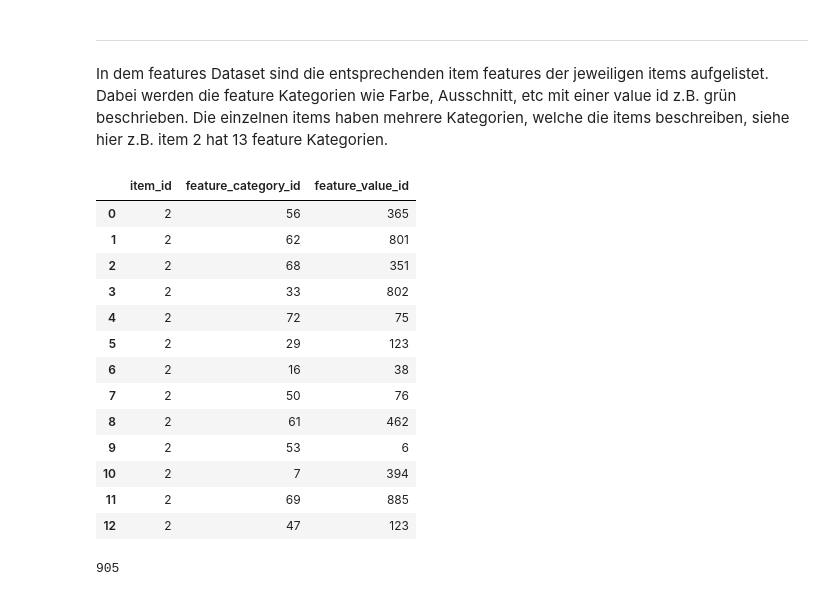
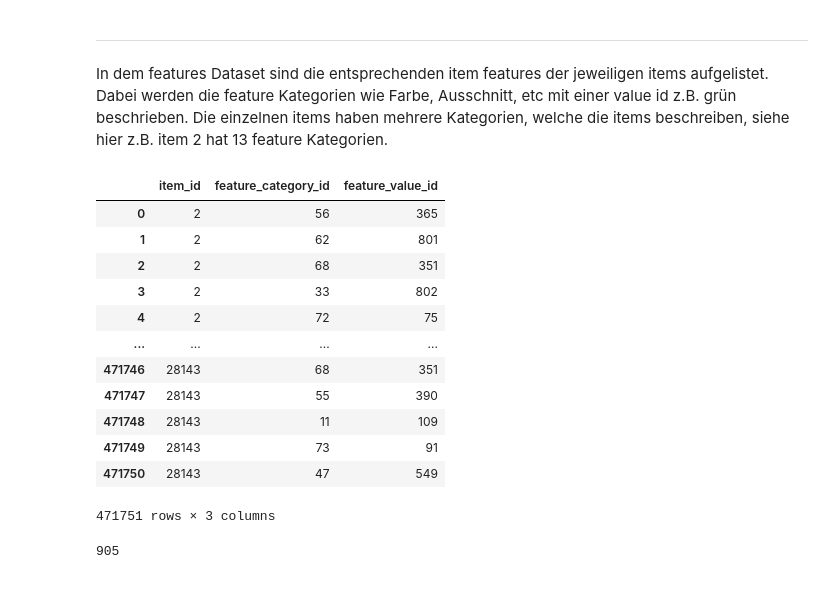
Before and after one commit to Ananassio/Data-Science_lab, a Jupyter notebook: Project/Data.ipynb, the cells around one changed output. Saved outputs shown, nothing was run; the diff lists cells and outputs as text; code cells hidden in the pictures.

```diff
--- a/Project/Data.ipynb
+++ b/Project/Data.ipynb
@@ -86,22 +86,21 @@ items.describe()
 
 In dem features Dataset sind die entsprechenden item features der jeweiligen items aufgelistet. Dabei werden die feature Kategorien wie Farbe, Ausschnitt, etc mit einer value id z.B. grün beschrieben. Die einzelnen items haben mehrere Kategorien, welche die items beschreiben, siehe hier z.B. item 2 hat 13 feature Kategorien.
 # %%
-features.head(13)
+features
 # %% [output]
 |  | item_id | feature_category_id | feature_value_id |
 | 0 | 2 | 56 | 365 |
 | 1 | 2 | 62 | 801 |
 | 2 | 2 | 68 | 351 |
 | 3 | 2 | 33 | 802 |
 | 4 | 2 | 72 | 75 |
-| 5 | 2 | 29 | 123 |
-| 6 | 2 | 16 | 38 |
-| 7 | 2 | 50 | 76 |
-| 8 | 2 | 61 | 462 |
-| 9 | 2 | 53 | 6 |
-| 10 | 2 | 7 | 394 |
-| 11 | 2 | 69 | 885 |
-| 12 | 2 | 47 | 123 |
+| ... | ... | ... | ... |
+| 471746 | 28143 | 68 | 351 |
+| 471747 | 28143 | 55 | 390 |
+| 471748 | 28143 | 11 | 109 |
+| 471749 | 28143 | 73 | 91 |
+| 471750 | 28143 | 47 | 549 |
+471751 rows × 3 columns
 # %%
 features['feature_value_id'].max()
 # %% [output]
```
Also changed, not shown: parts of 9 cells of this notebook.
